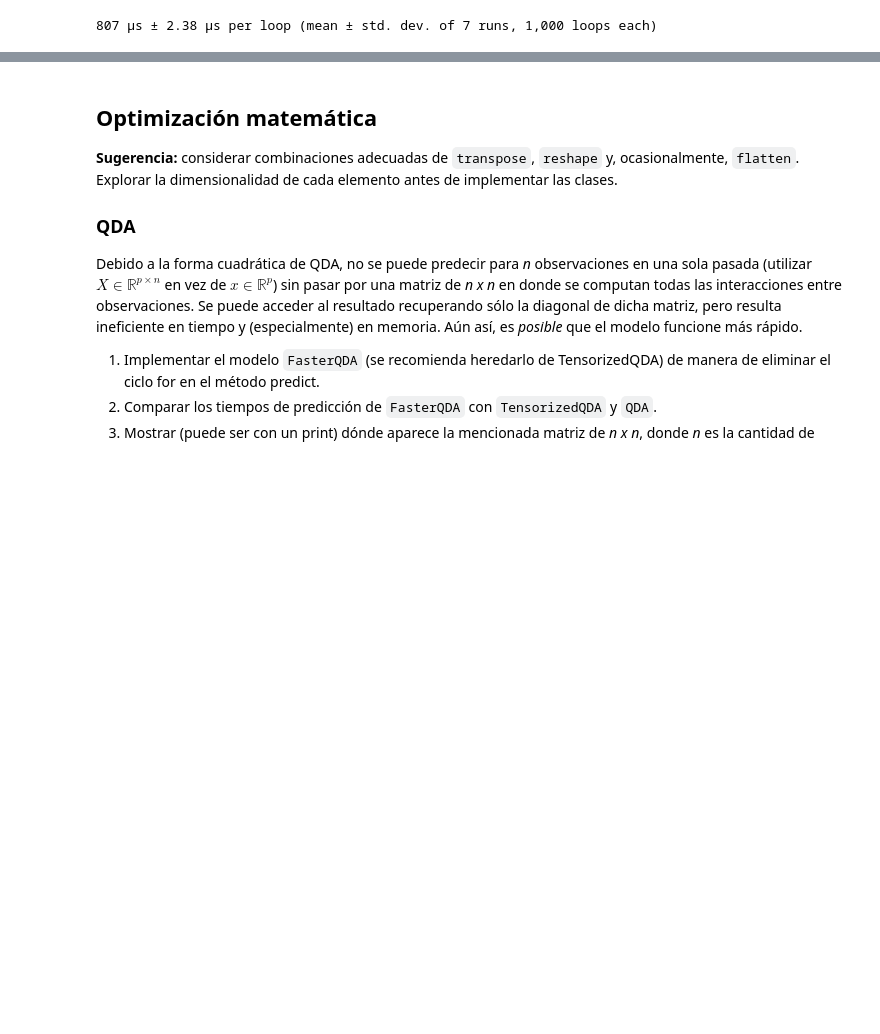
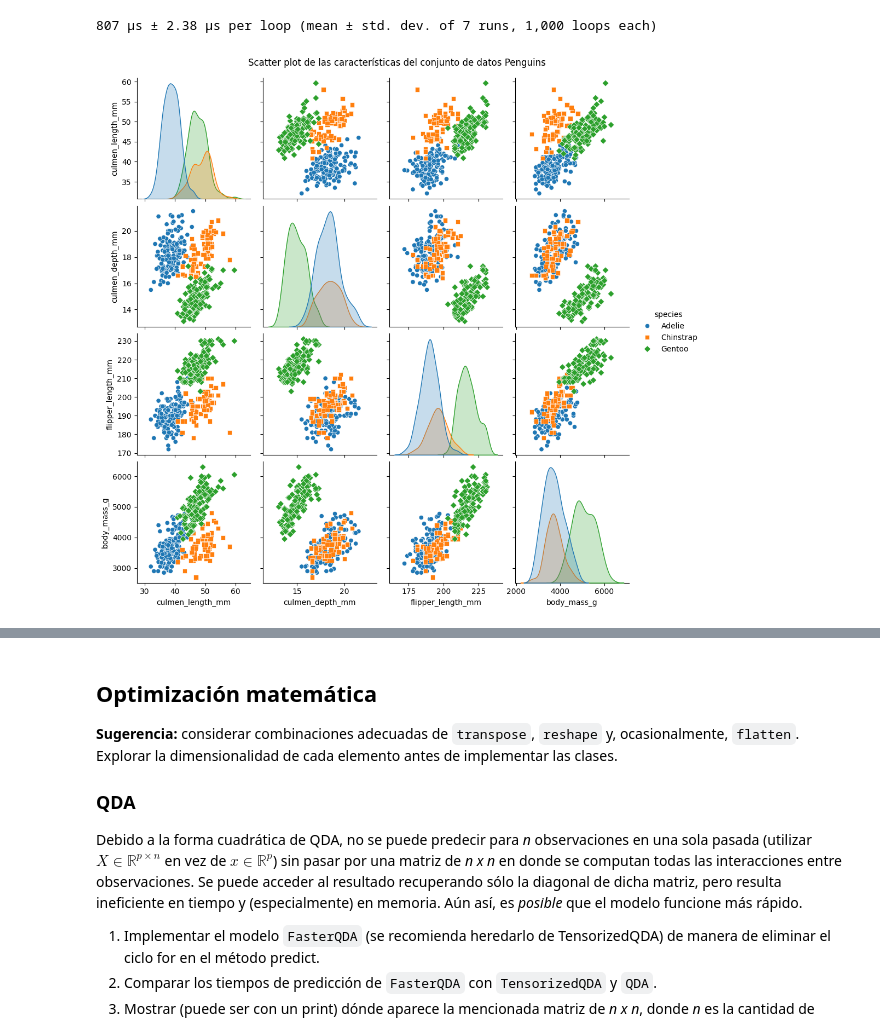
Before and after one commit to LeoCenturion/ceia-analisis-matematico, a Jupyter notebook: AMIA_2024_TP_final_LDA_QDA.ipynb, the cells around one changed output, grey strips where cells are left out. Cells and saved outputs as stored; diff of their text form; code cells hidden in the pictures; blank space fills up the shorter version.

```diff
--- a/AMIA_2024_TP_final_LDA_QDA.ipynb
+++ b/AMIA_2024_TP_final_LDA_QDA.ipynb
@@ -499,3 +502,23 @@ accuracy(test_y, qda_simple.predict(test_x))
 accuracy(test_y, tensorized_qda.predict(test_x))
 # %% [output]
 807 μs ± 2.38 μs per loop (mean ± std. dev. of 7 runs, 1,000 loops each)
+# %%
+df, tgt = fetch_openml(name="penguins", return_X_y=True, as_frame=True, parser='auto')
+
+# Eliminar columnas no numéricas y filas con valores faltantes
+df.drop(columns=["island", "sex"], inplace=True)
+mask = df.isna().sum(axis=1) == 0
+df = df[mask]
+tgt = tgt[mask]
+
+# Añadir la columna de especies al DataFrame
+df['species'] = tgt
+
+
+
+# Gráfico de dispersión (pairplot)
+sns.pairplot(df, hue='species', markers=["o", "s", "D"])
+plt.suptitle("Scatter plot de las características del conjunto de datos Penguins", y=1.02)
+plt.show()
+# %% [output]
+[figure, added]
```
Also changed, not shown: parts of 6 cells of this notebook, 2 other files.
